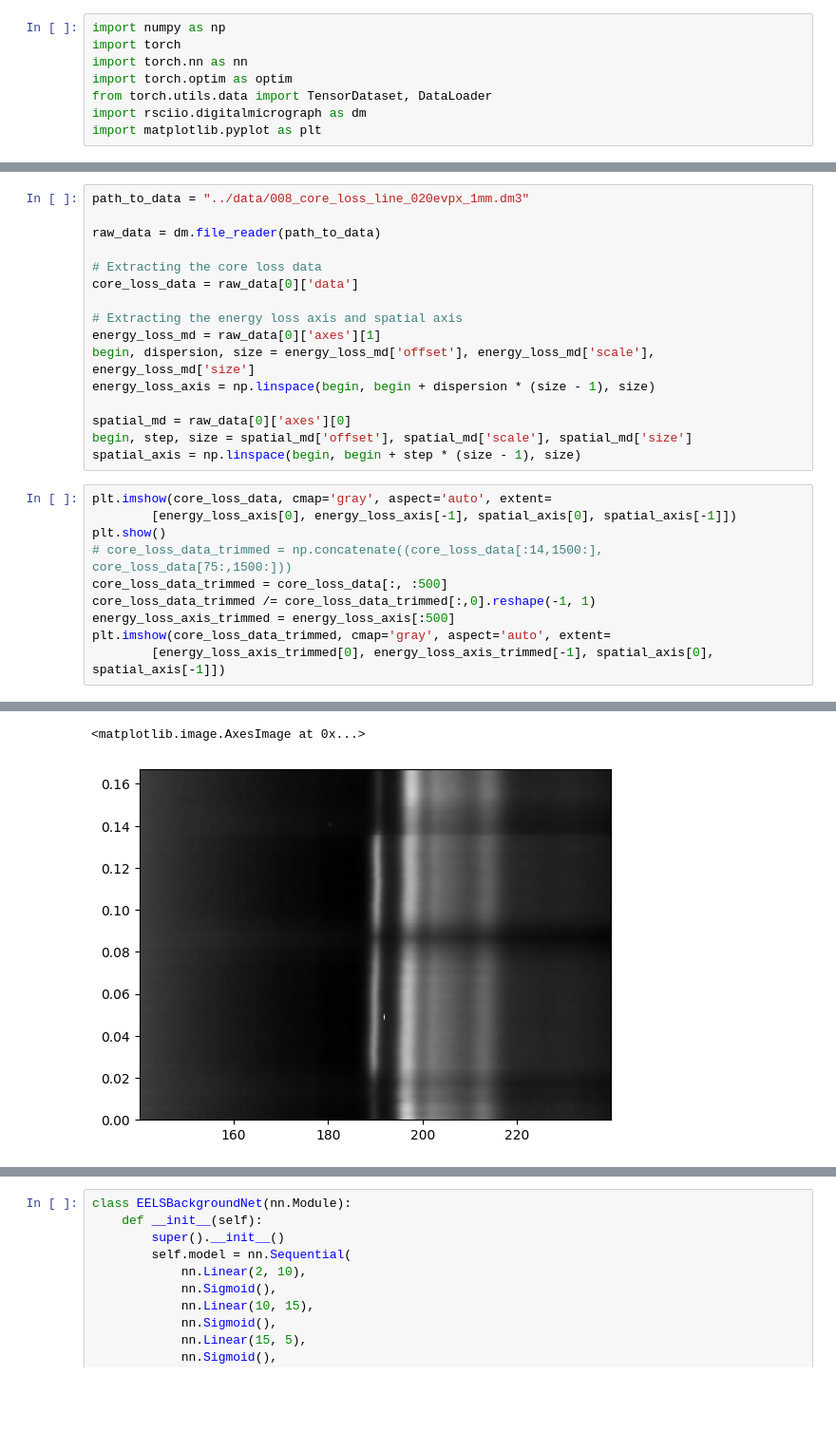
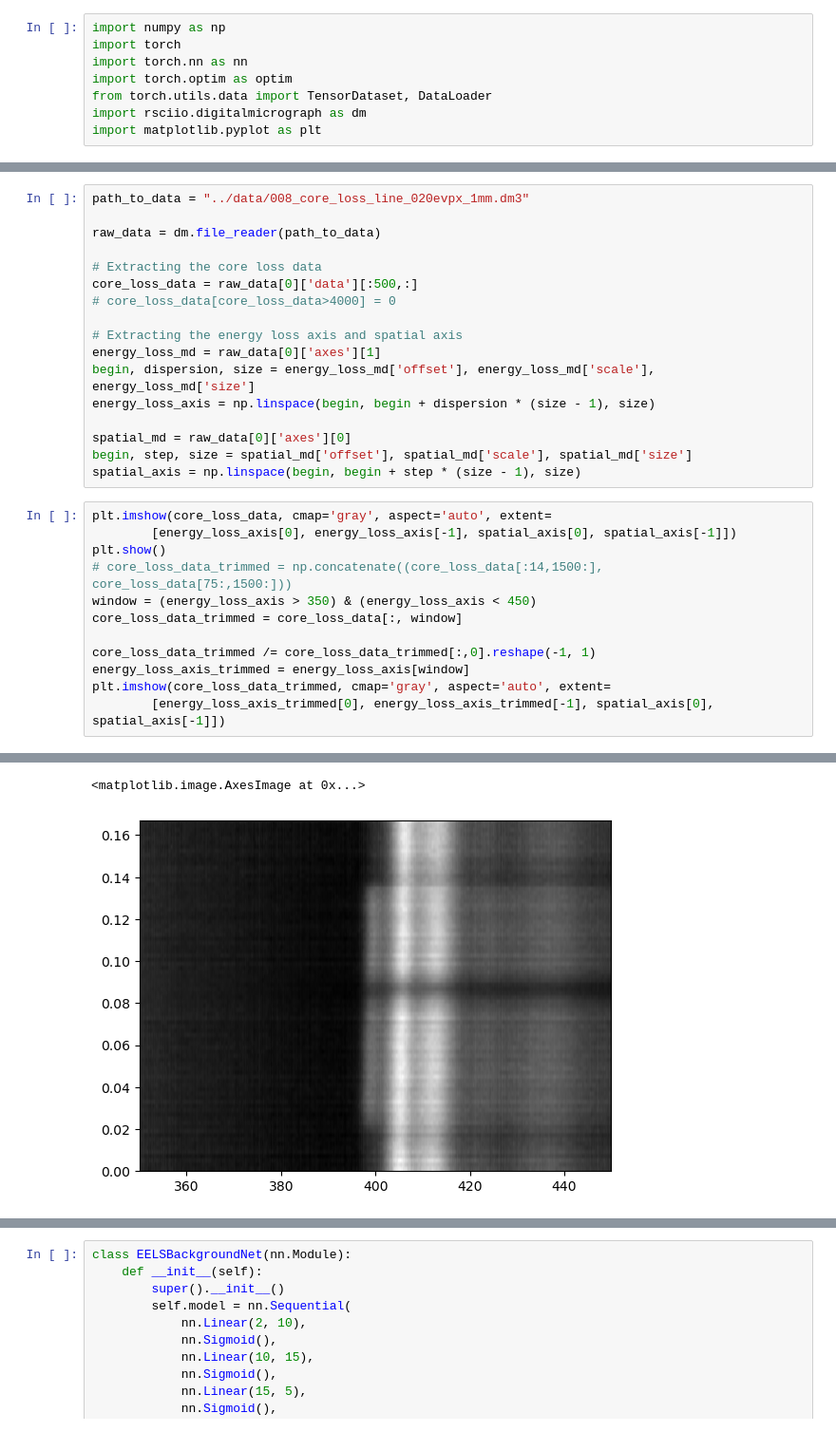
Before and after one commit to BWielen/CLFitter, a Jupyter notebook: Examples/BackgroundParameterization.ipynb, the cells around one changed output, grey strips where cells are left out. Shown: that part at 95% size. Cells and saved outputs as stored; diff of their text form; blank space fills up the shorter version.

```diff
--- a/Examples/BackgroundParameterization.ipynb
+++ b/Examples/BackgroundParameterization.ipynb
@@ -12,7 +19,8 @@ path_to_data = "../data/008_core_loss_line_020evpx_1mm.dm3"
 raw_data = dm.file_reader(path_to_data)
 
 # Extracting the core loss data
-core_loss_data = raw_data[0]['data']
+core_loss_data = raw_data[0]['data'][:500,:]
+# core_loss_data[core_loss_data>4000] = 0
 
 # Extracting the energy loss axis and spatial axis
 energy_loss_md = raw_data[0]['axes'][1]
@@ -25,17 +33,19 @@ spatial_axis = np.linspace(begin, begin + step * (size - 1), size)
 # %%
 plt.imshow(core_loss_data, cmap='gray', aspect='auto', extent=
         [energy_loss_axis[0], energy_loss_axis[-1], spatial_axis[0], spatial_axis[-1]])
 plt.show()
 # core_loss_data_trimmed = np.concatenate((core_loss_data[:14,1500:], core_loss_data[75:,1500:]))
-core_loss_data_trimmed = core_loss_data[:, :500]
+window = (energy_loss_axis > 350) & (energy_loss_axis < 450)
+core_loss_data_trimmed = core_loss_data[:, window]
+
 core_loss_data_trimmed /= core_loss_data_trimmed[:,0].reshape(-1, 1)
-energy_loss_axis_trimmed = energy_loss_axis[:500]
+energy_loss_axis_trimmed = energy_loss_axis[window]
 plt.imshow(core_loss_data_trimmed, cmap='gray', aspect='auto', extent=
         [energy_loss_axis_trimmed[0], energy_loss_axis_trimmed[-1], spatial_axis[0], spatial_axis[-1]])
 # %% [output]
 [figure]
 <matplotlib.image.AxesImage at 0x...>
-[figure, old version]
+[figure, new version]
 # %%
 intensities = torch.tensor(core_loss_data_trimmed, dtype=torch.float32)
 energy_axis = torch.tensor(energy_loss_axis_trimmed, dtype=torch.float32)
```
Also changed, not shown: parts of 7 cells of this notebook, 3 other files.
